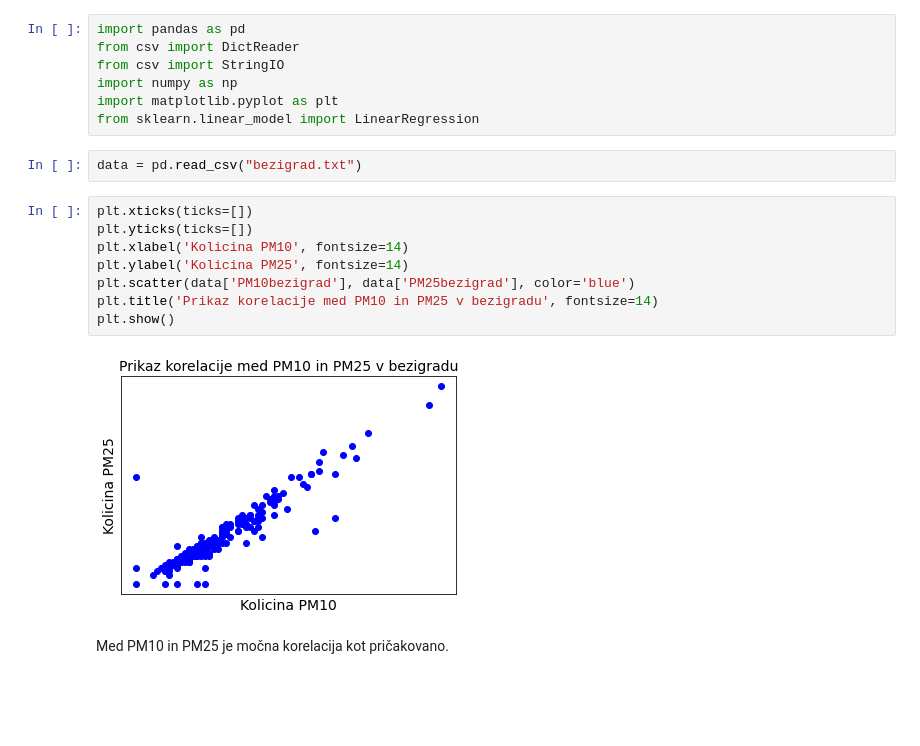
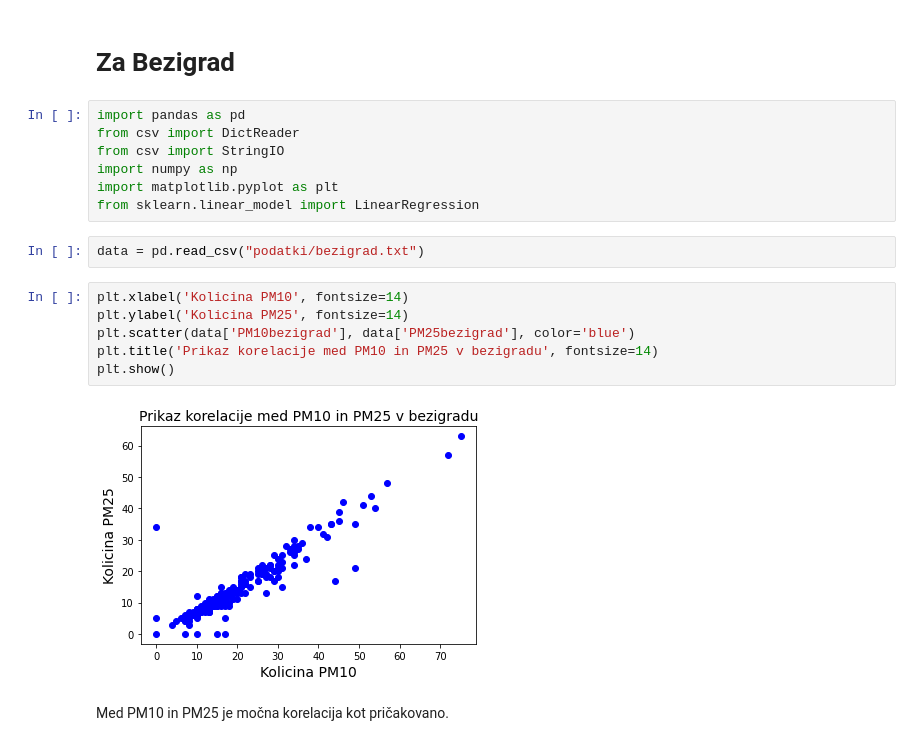
Before and after one commit to aljosan123/PR19TBANLRMIUS, a Jupyter notebook: Bezigrad.ipynb, the cells around one changed output. Cells and saved outputs as stored; diff of their text form; blank space fills up the shorter version.

```diff
--- a/Bezigrad.ipynb
+++ b/Bezigrad.ipynb
@@ -1,3 +1,5 @@
+# %% [markdown]
+# Za Bezigrad
 # %%
 import pandas as pd
 from csv import DictReader
@@ -6,17 +8,15 @@ import numpy as np
 import matplotlib.pyplot as plt
 from sklearn.linear_model import LinearRegression
 # %%
-data = pd.read_csv("bezigrad.txt")
+data = pd.read_csv("podatki/bezigrad.txt")
 # %%
-plt.xticks(ticks=[])
-plt.yticks(ticks=[])
 plt.xlabel('Kolicina PM10', fontsize=14)
 plt.ylabel('Kolicina PM25', fontsize=14)
 plt.scatter(data['PM10bezigrad'], data['PM25bezigrad'], color='blue')
 plt.title('Prikaz korelacije med PM10 in PM25 v bezigradu', fontsize=14)
 plt.show()
 # %% [output]
-[figure, old version]
+[figure, new version]
 # %% [markdown]
 Med PM10 in PM25 je močna korelacija kot pričakovano.
 # %%
```
Also changed, not shown: parts of 13 cells of this notebook, 7 other files.
